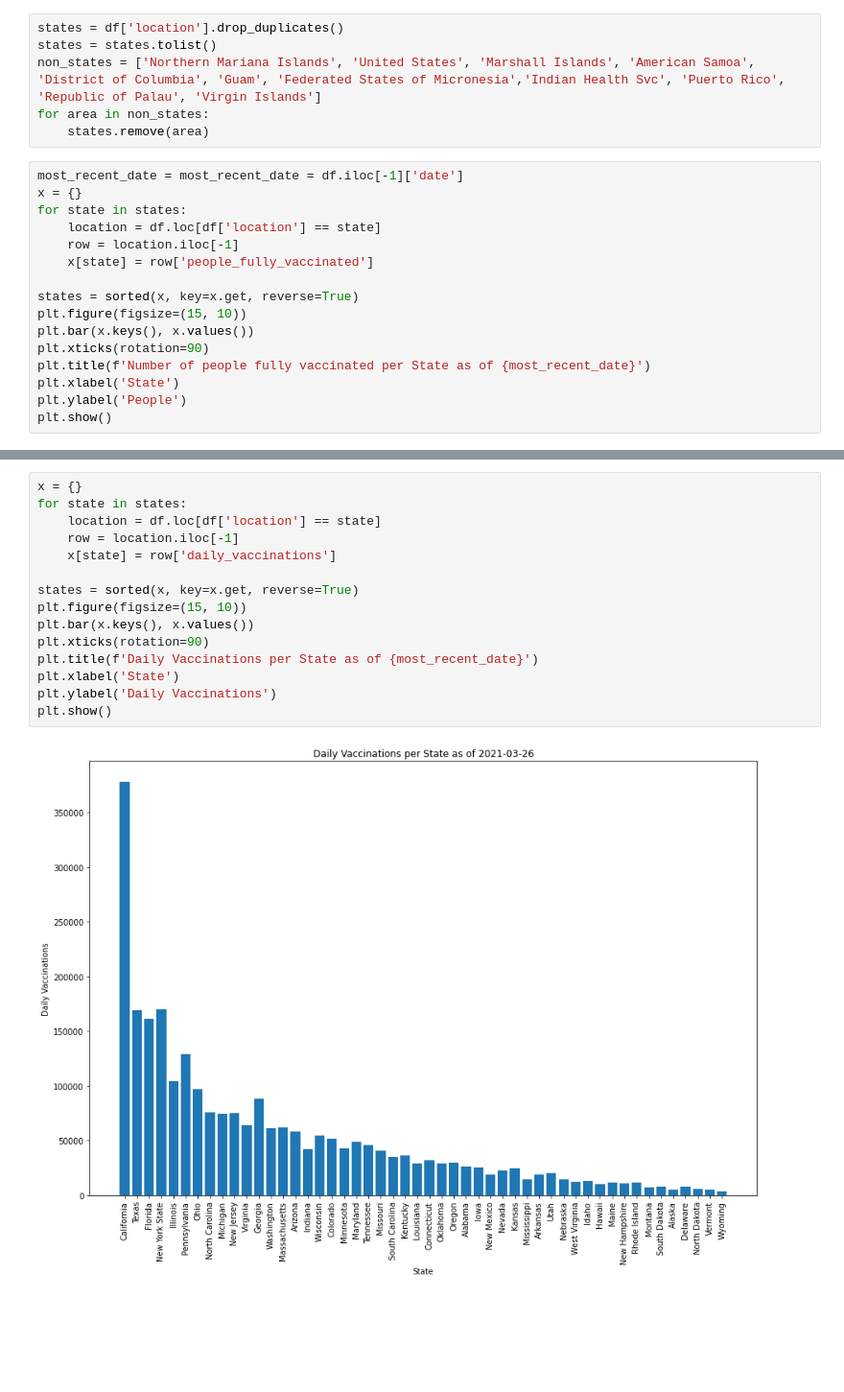
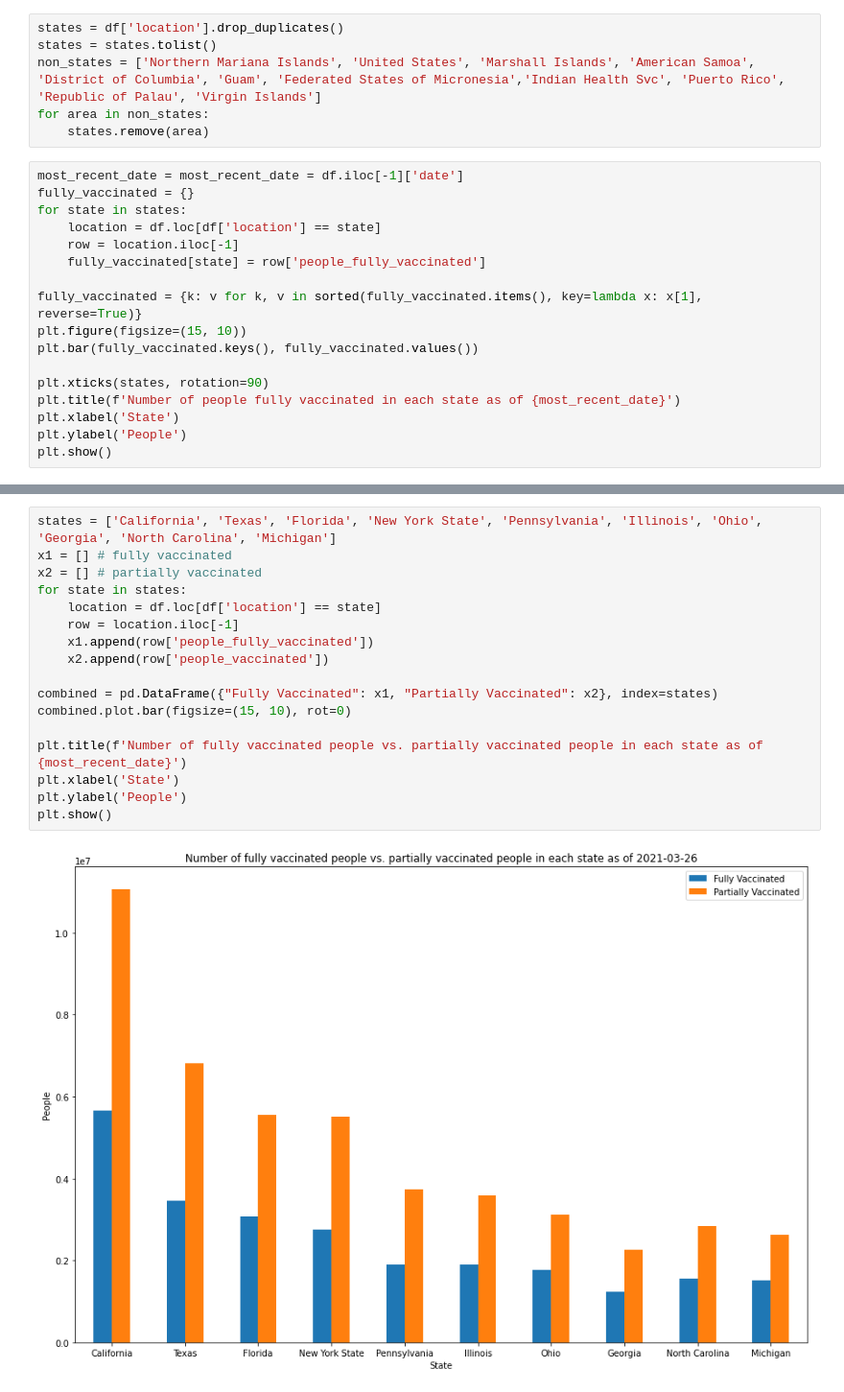
Before and after one commit to ezrc2/covid-vaccine-analysis, a Jupyter notebook: us-vaccines.ipynb, the cells around one changed output, grey strips where cells are left out. Shown at 96% size. Cells and saved outputs as stored; diff of their text form; blank space fills up the shorter version.

```diff
--- a/us-vaccines.ipynb
+++ b/us-vaccines.ipynb
@@ -40,17 +50,18 @@ for area in non_states:
     states.remove(area)
 # %%
 most_recent_date = most_recent_date = df.iloc[-1]['date']
-x = {}
+fully_vaccinated = {}
 for state in states:
     location = df.loc[df['location'] == state]
     row = location.iloc[-1]
-    x[state] = row['people_fully_vaccinated']
+    fully_vaccinated[state] = row['people_fully_vaccinated']
 
-states = sorted(x, key=x.get, reverse=True)
+fully_vaccinated = {k: v for k, v in sorted(fully_vaccinated.items(), key=lambda x: x[1], reverse=True)}
 plt.figure(figsize=(15, 10))
-plt.bar(x.keys(), x.values())
-plt.xticks(rotation=90)
-plt.title(f'Number of people fully vaccinated per State as of {most_recent_date}')
+plt.bar(fully_vaccinated.keys(), fully_vaccinated.values())
+
+plt.xticks(states, rotation=90)
+plt.title(f'Number of people fully vaccinated in each state as of {most_recent_date}')
 plt.xlabel('State')
 plt.ylabel('People')
 plt.show()
@@ -61,17 +72,19 @@ plt.show()
 # %%
-x = {}
+states = ['California', 'Texas', 'Florida', 'New York State', 'Pennsylvania', 'Illinois', 'Ohio', 'Georgia', 'North Carolina', 'Michigan']
+x1 = [] # fully vaccinated
+x2 = [] # partially vaccinated
 for state in states:
     location = df.loc[df['location'] == state]
     row = location.iloc[-1]
-    x[state] = row['daily_vaccinations']
+    x1.append(row['people_fully_vaccinated'])
+    x2.append(row['people_vaccinated'])
 
-states = sorted(x, key=x.get, reverse=True)
-plt.figure(figsize=(15, 10))
-plt.bar(x.keys(), x.values())
-plt.xticks(rotation=90)
-plt.title(f'Daily Vaccinations per State as of {most_recent_date}')
+combined = pd.DataFrame({"Fully Vaccinated": x1, "Partially Vaccinated": x2}, index=states)
+combined.plot.bar(figsize=(15, 10), rot=0)
+
+plt.title(f'Number of fully vaccinated people vs. partially vaccinated people in each state as of {most_recent_date}')
 plt.xlabel('State')
-plt.ylabel('Daily Vaccinations')
+plt.ylabel('People')
 plt.show()
 # %% [output]
-[figure, old version]
+[figure, new version]
```
Also changed, not shown: parts of 6 cells of this notebook.
